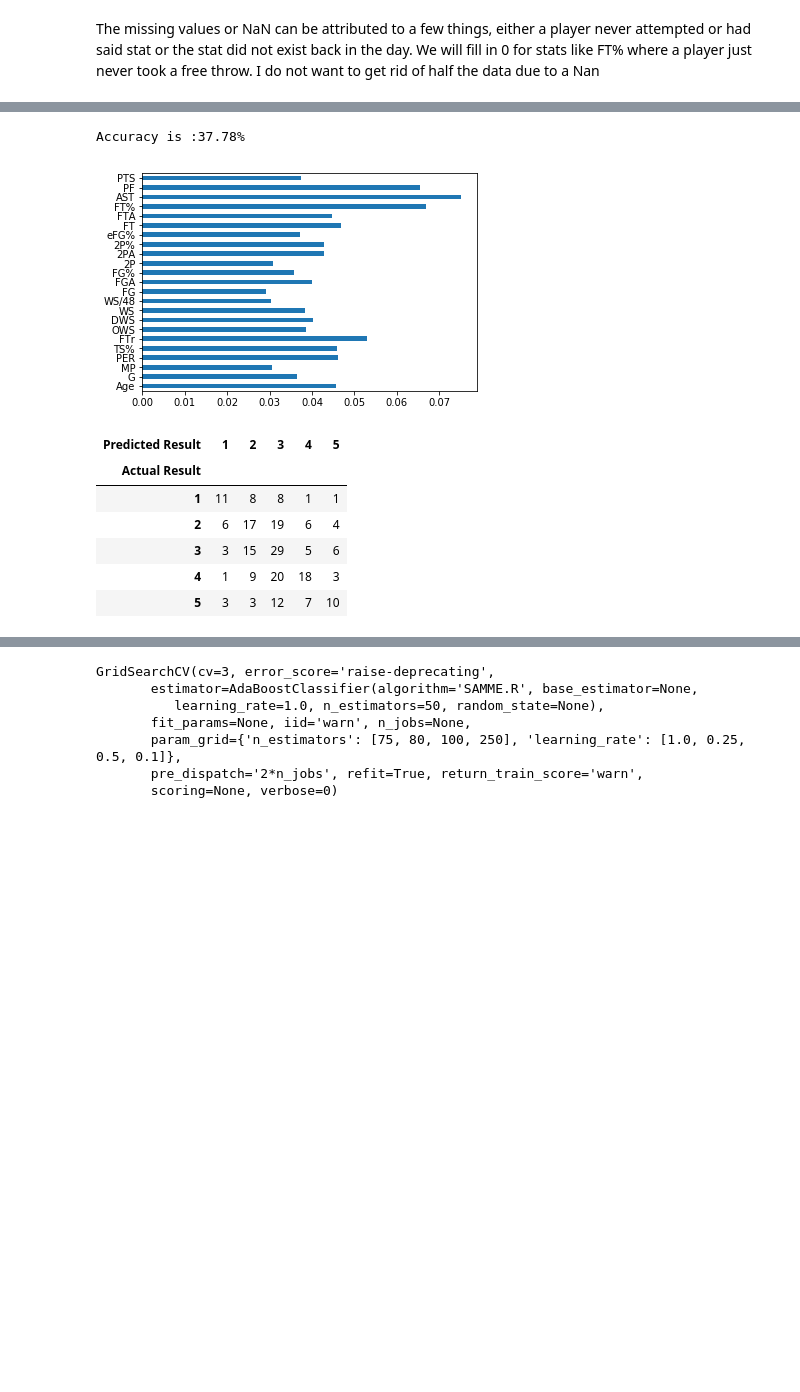
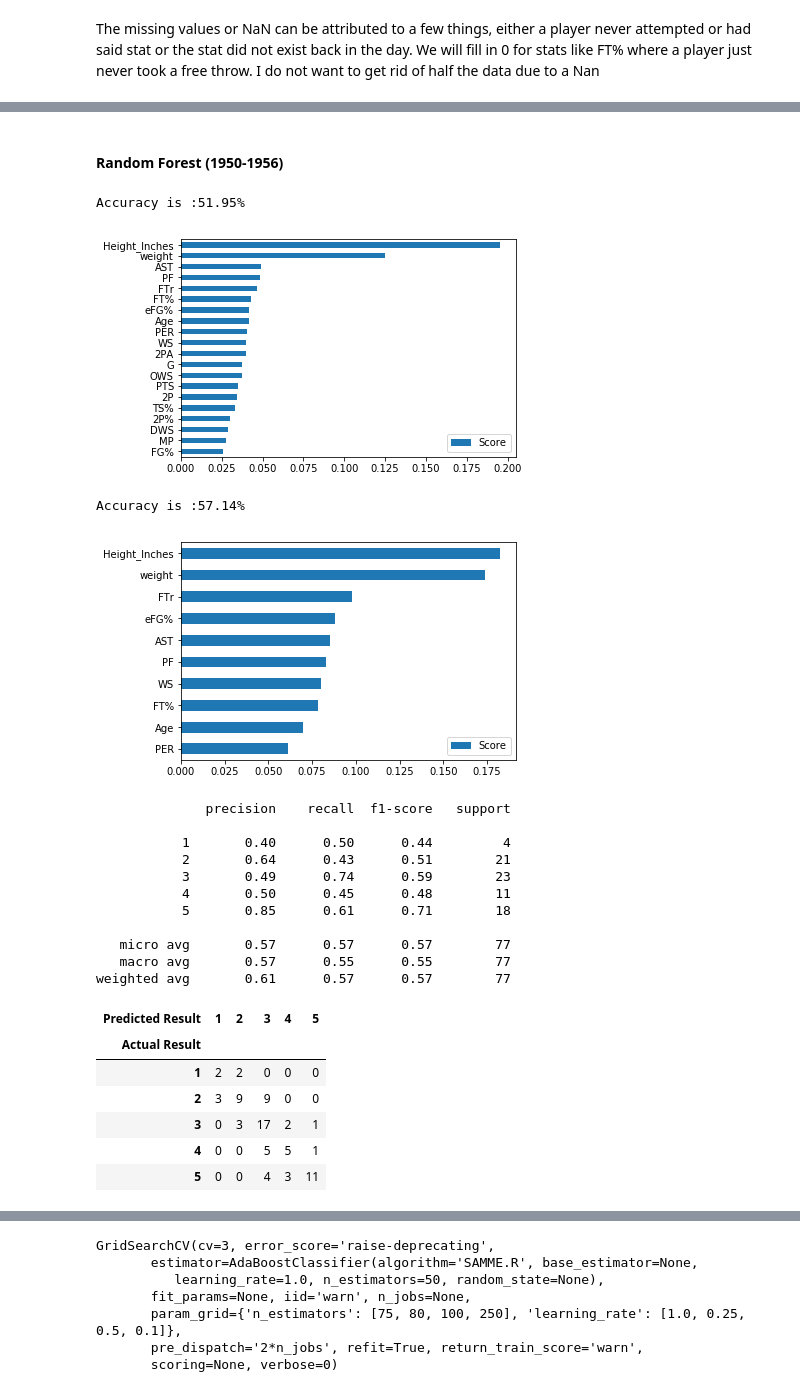
Before and after one commit to gabertooth/dsc-mod-5-project-online-ds-pt-021119, a Jupyter notebook: student.ipynb, the cells around one changed output, grey strips where cells are left out. Cells and saved outputs as stored; diff of their text form; code cells hidden in the pictures; blank space fills up the shorter version.

```diff
--- a/student.ipynb
+++ b/student.ipynb
@@ -95,3 +163,7 @@ raw_df= raw_df.drop(['blanl', 'blank2', 'Unnamed: 0'], axis= 1)
+# %%
+raw_df=pd.merge(raw_df,player_df,left_on='Player',right_on='name')
+# %%
+raw_df= raw_df.drop('name', axis=1)
 # %% [markdown]
 Due to the evolving style of play in the NBA, I decided to split up the dataset. I researched the NBA rule changes and things like when certain positions were introduced.  For example, guard use to be a position, but currently there is a shooting guard or a point guard. The same goes for Forward, as today we have Power Forward and Small Forward.
 
@@ -159,12 +366,12 @@ def train_test(X,y):
 # %%
-def random_forest(X,y):
-    X_train, X_test, y_train, y_test = train_test_split(X,y, test_size=.2)
-    clf= RandomForestClassifier()
-    clf.fit(X_train, y_train)
-    preds= clf.predict(X_test)
-    acc = round(accuracy_score(preds, y_test) * 100,2)
-    print("Accuracy is :{0}%".format(acc))
-    feat_importances = pd.Series(clf.feature_importances_, index=X.columns)
-    feat_importances.plot(kind='barh')
-    plt.show()
-    return pd.crosstab(y_test, preds, rownames=['Actual Result'], colnames=['Predicted Result'])
+# X_train, X_test, y_train, y_test = train_test_split(X,y, test_size=.2)
+# clf= RandomForestClassifier()
+# clf.fit(X_train, y_train)
+# preds= clf.predict(X_test)
+# acc = round(accuracy_score(preds, y_test) * 100,2)
+# print("Accuracy is :{0}%".format(acc))
+# feat_importances = pd.DataFrame(clf.feature_importances_, index=X.columns, columns=['Score'])
+# feat_importances = feat_importances.sort_values(by='Score',ascending=True)
+# feat_importances.plot(kind='barh')
+# plt.show()
+# # Refined_X=NBA_1950_1956[[feat_importances.index[-10:]]]
@@ -325,3 +545,5 @@ memory usage: 245.4+ KB
 # %%
-X=NBA_1950_1956.drop(['Pos','Year','Tm','Player'], axis=1)
+X=NBA_1950_1956.drop(['Pos','Year','Tm','Player','FTA','FT','FGA','FG','WS/48'], axis=1)
 y=NBA_1950_1956['Pos']
+
+# NBA_1950_1956= NBA_1950_1956.drop(['Pos','Year','Tm','Player','FTA','FT','FGA','FG','WS/48','college','height'], axis=1)
@@ -328,12 +615,27 @@ y=NBA_1950_1956['Pos']
+# %% [markdown]
+#### Random Forest (1950-1956)
 # %%
-random_forest(X,y)
+random_forest(NBA_1950_1956,X,y)
 # %% [output]
-Accuracy is :37.78%
+Accuracy is :51.95%
-[figure, old version]
+[figure, new version]
+Accuracy is :57.14%
+[figure, added]
+              precision    recall  f1-score   support
+
+           1       0.40      0.50      0.44         4
+           2       0.64      0.43      0.51        21
+           3       0.49      0.74      0.59        23
+           4       0.50      0.45      0.48        11
+           5       0.85      0.61      0.71        18
+
+   micro avg       0.57      0.57      0.57        77
+   macro avg       0.57      0.55      0.55        77
+weighted avg       0.61      0.57      0.57        77
 | Predicted Result | 1 | 2 | 3 | 4 | 5 |
 | Actual Result |  |  |  |  |  |
-| 1 | 11 | 8 | 8 | 1 | 1 |
-| 2 | 6 | 17 | 19 | 6 | 4 |
-| 3 | 3 | 15 | 29 | 5 | 6 |
-| 4 | 1 | 9 | 20 | 18 | 3 |
-| 5 | 3 | 3 | 12 | 7 | 10 |
+| 1 | 2 | 2 | 0 | 0 | 0 |
+| 2 | 3 | 9 | 9 | 0 | 0 |
+| 3 | 0 | 3 | 17 | 2 | 1 |
+| 4 | 0 | 0 | 5 | 5 | 1 |
+| 5 | 0 | 0 | 4 | 3 | 11 |
```
Also changed, not shown: parts of 174 cells of this notebook.
